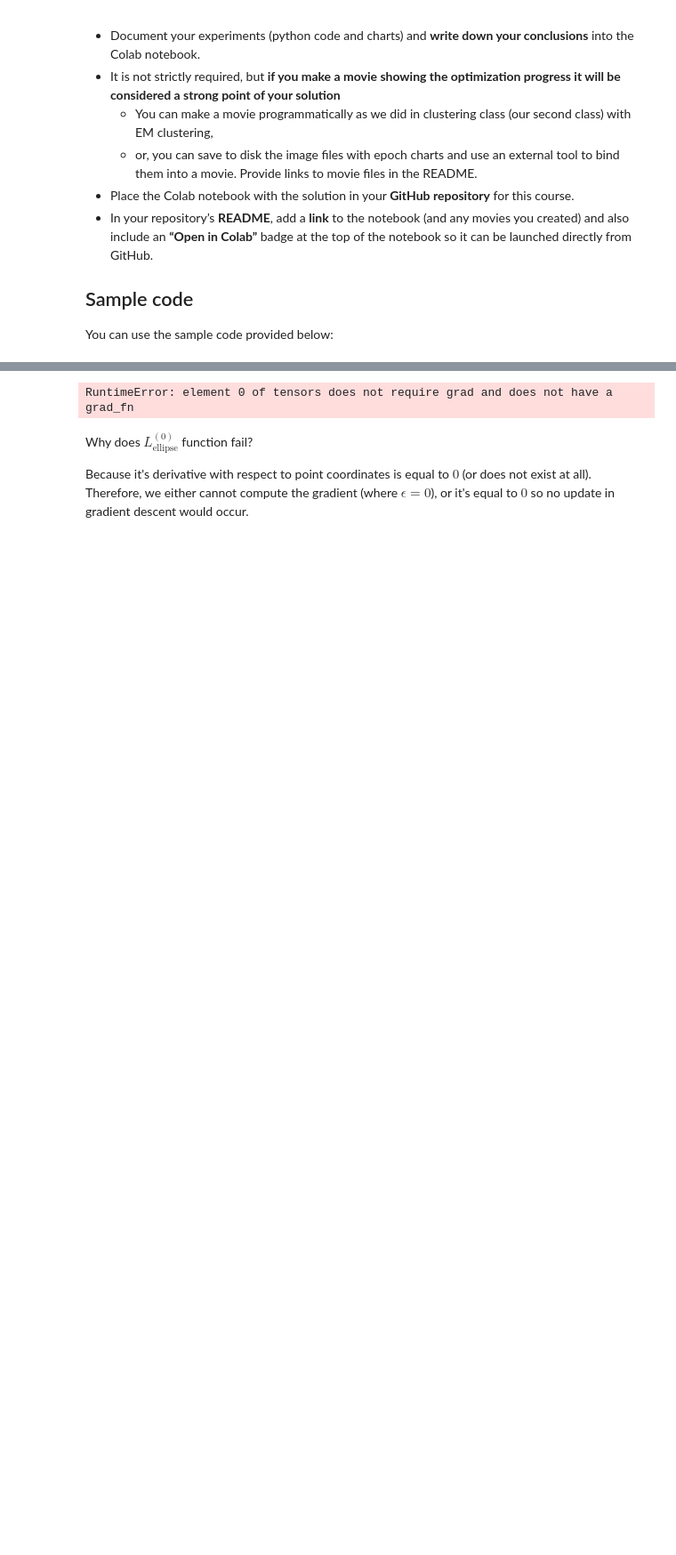
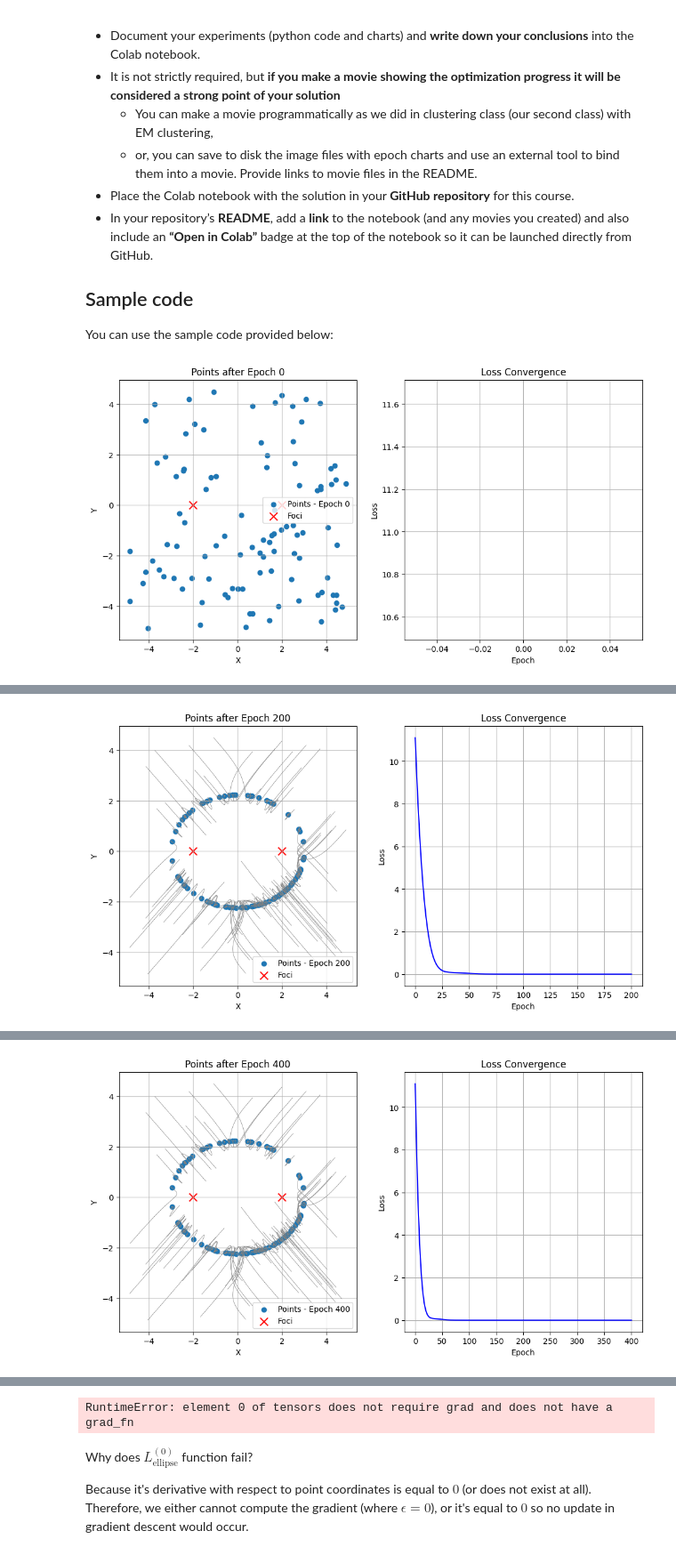
Before and after one commit to roguxivlo/machine-learning-24L, a Jupyter notebook: hw8.ipynb, the cells around one changed output, grey strips where cells are left out. Shown at 89% size. Drawn from its saved outputs; the diff is of its cells as text; code cells hidden in the pictures; blank space fills up the shorter version.

```diff
--- a/hw8.ipynb
+++ b/hw8.ipynb
@@ -109,6 +109,7 @@ def plot_results(epoch, trajectories, focus1, focus2, num_points, loss_history=N
 def train_with_loss(loss_function,
                     num_epochs=1000,
                     device="cuda",
+                    use_scheduler=False,
                     ):
 
     # Fix the random seed for reproducibility
@@ -136,6 +137,9 @@ def train_with_loss(loss_function,
     start_time = time.time()
     # Define optimizer
     optimizer = torch.optim.Adam([points], lr=0.1)
+    scheduler = None
+    if (use_scheduler):
+        scheduler = torch.optim.lr_scheduler.ExponentialLR(optimizer, gamma=0.99)
 
     # Training loop
     for epoch in range(num_epochs):
@@ -155,6 +159,7 @@ def train_with_loss(loss_function,
 
         loss.backward()
         optimizer.step()
+        if scheduler: scheduler.step()
 
         loss_history.append(loss.item())
 
@@ -179,6 +184,8 @@ def train_with_loss(loss_function,
     #Final plot
     plot_results(epoch, trajectories, focus1, focus2, num_points, loss_history)
 
+    return trajectories
+
 
 def L2_loss(epsilon):
     return torch.mean((epsilon ** 2))
@@ -191,3 +198,9 @@ def L0_loss(epsilon):
 
 def L_infty_loss(epsilon):
     return torch.max(torch.abs(epsilon))
+# %%
+# Benchmark training for L_2 loss functions
+
+trajectories_L2 = train_with_loss(L2_loss)
+# %% [output]
+[figure, added]
@@ -193,0 +209 @@ def L_infty_loss(epsilon):
+[figure, added]
@@ -193,0 +212 @@ def L_infty_loss(epsilon):
+[figure, added]
```
Also changed, not shown: parts of 12 cells of this notebook.
